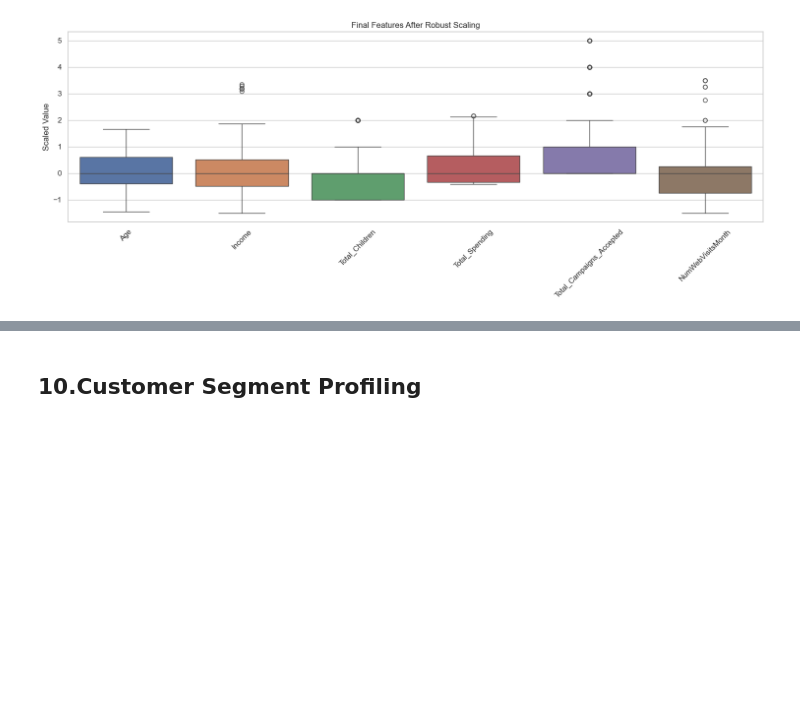
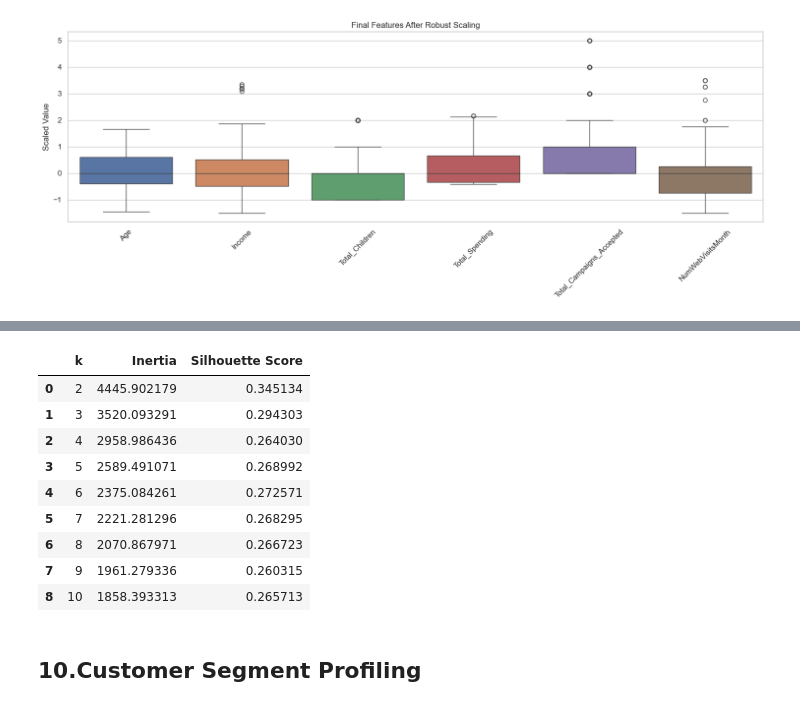
Before and after one commit to fridacarbajalordonez/customer-segmentation-kmeans, a Jupyter notebook: notebooks/customer_segmentation.ipynb, the cells around one changed output, grey strips where cells are left out. Cells and saved outputs as stored; diff of their text form; code cells hidden in the pictures; blank space fills up the shorter version.

```diff
--- a/notebooks/customer_segmentation.ipynb
+++ b/notebooks/customer_segmentation.ipynb
@@ -1277,3 +1335,22 @@ plt.show()
+# %%
+k_results = pd.DataFrame({
+    "k": k_values,
+    "Inertia": inertia,
+    "Silhouette Score": silhouette_scores
+})
+
+k_results
+# %% [output]
+|  | k | Inertia | Silhouette Score |
+| 0 | 2 | 4445.902179 | 0.345134 |
+| 1 | 3 | 3520.093291 | 0.294303 |
+| 2 | 4 | 2958.986436 | 0.264030 |
+| 3 | 5 | 2589.491071 | 0.268992 |
+| 4 | 6 | 2375.084261 | 0.272571 |
+| 5 | 7 | 2221.281296 | 0.268295 |
+| 6 | 8 | 2070.867971 | 0.266723 |
+| 7 | 9 | 1961.279336 | 0.260315 |
+| 8 | 10 | 1858.393313 | 0.265713 |
 # %% [markdown]
 ## 10.Customer Segment Profiling
 # %% [markdown]
```
Also changed, not shown: parts of 5 cells of this notebook.
